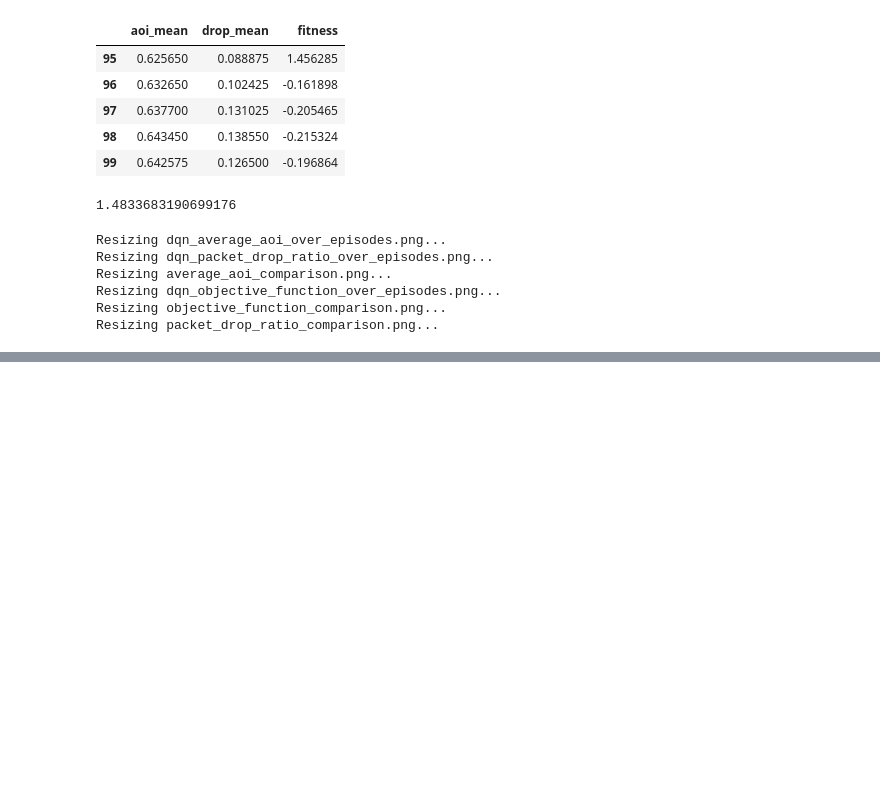
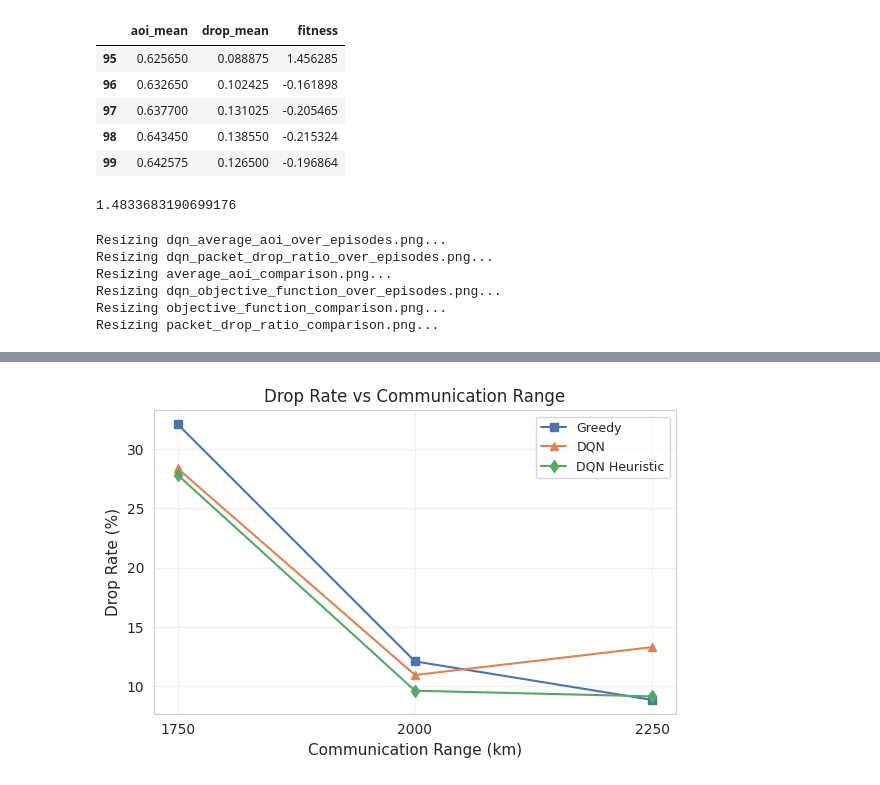
Before and after one commit to lanlehoang/LLM-AoI-Optimization, a Jupyter notebook: misc.ipynb, the cells around one changed output, grey strips where cells are left out. Drawn from its saved outputs; the diff is of its cells as text; code cells hidden in the pictures; blank space fills up the shorter version.

```diff
--- a/misc.ipynb
+++ b/misc.ipynb
@@ -251,0 +632,21 @@ Successfully installed opencv-python-4.12.0.88
+# %%
+# Plot 4: Dmax Analysis - Drop Mean
+fig, ax = plt.subplots()
+for i, method in enumerate(methods):
+    ax.plot(data['dmax_analysis']['x_values'],
+            data['dmax_analysis']['drop_mean'][method],
+            label=method_labels[i],
+            marker=markers[i],
+            color=colors[i])
+ax.set_xlabel('Communication Range (km)')
+ax.set_ylabel('Drop Rate (%)')
+ax.set_title('Drop Rate vs Communication Range')
+ax.legend(loc='best', frameon=True)
+ax.grid(True, alpha=0.3)
+ax.set_xticks(data['dmax_analysis']['x_values'])
+plt.tight_layout()
+plt.savefig('figures/dmax_drop_mean.pdf', dpi=300, bbox_inches='tight')
+# plt.savefig('figures/dmax_drop_mean.png', dpi=300, bbox_inches='tight')
+plt.show()
+# %% [output]
+[figure, added]
```
Also changed, not shown: parts of 26 cells of this notebook.
